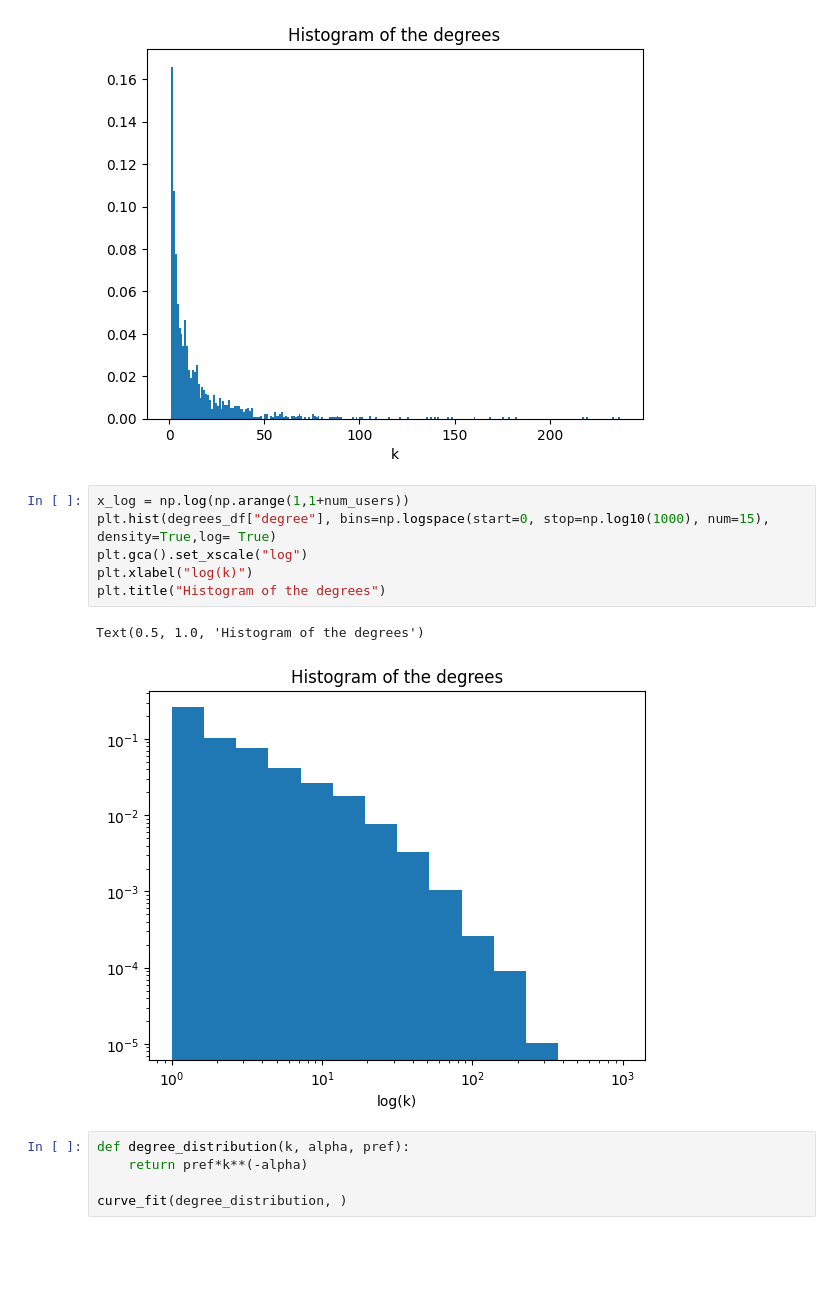
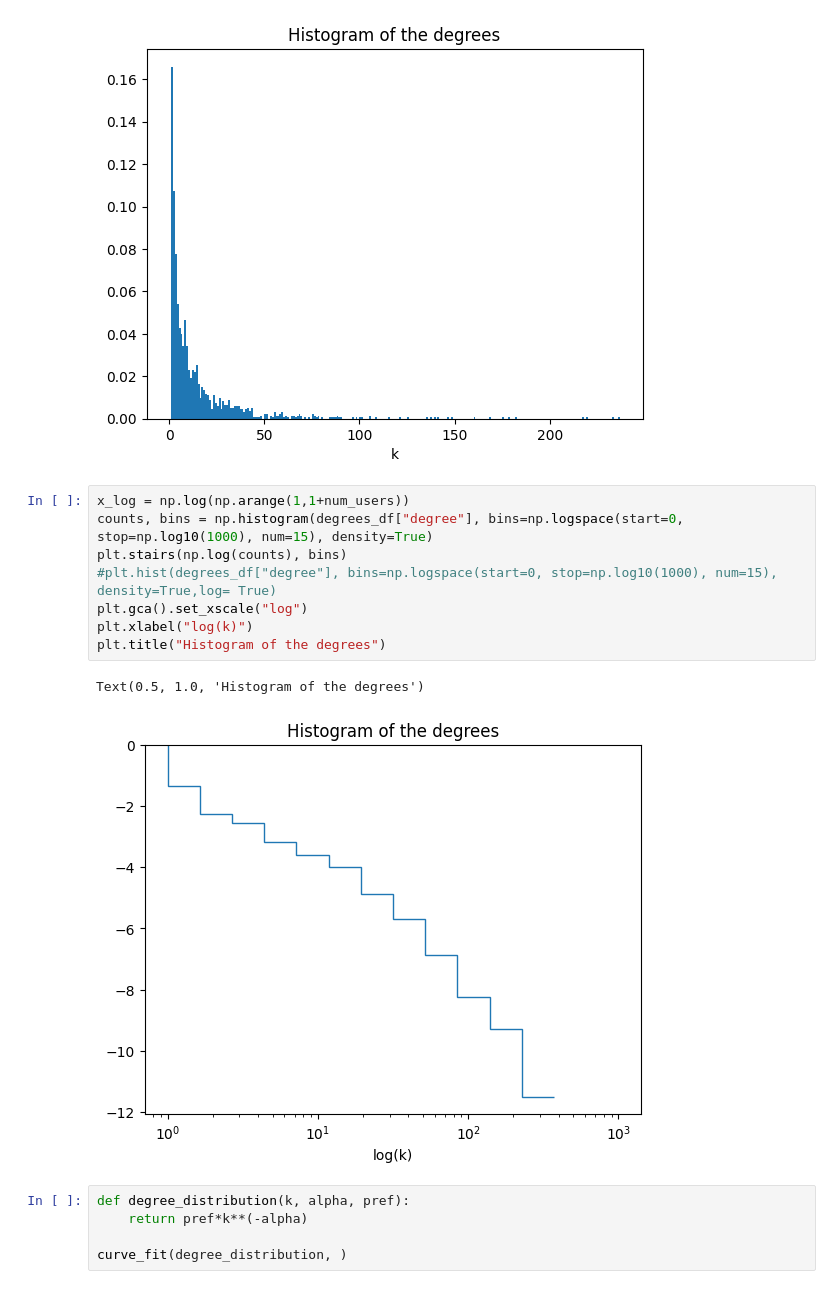
Before and after one commit to corinnawegner/Physics_of_complex_systems, a Jupyter notebook: Assignment 10/Assignment 10.ipynb, the cells around one changed output. Drawn from its saved outputs; the diff is of its cells as text; blank space fills up the shorter version.

```diff
--- a/Assignment 10/Assignment 10.ipynb
+++ b/Assignment 10/Assignment 10.ipynb
@@ -57,13 +57,15 @@ Text(0.5, 1.0, 'Histogram of the degrees')
 [figure]
 # %%
 x_log = np.log(np.arange(1,1+num_users))
-plt.hist(degrees_df["degree"], bins=np.logspace(start=0, stop=np.log10(1000), num=15), density=True,log= True)
+counts, bins = np.histogram(degrees_df["degree"], bins=np.logspace(start=0, stop=np.log10(1000), num=15), density=True)
+plt.stairs(np.log(counts), bins)
+#plt.hist(degrees_df["degree"], bins=np.logspace(start=0, stop=np.log10(1000), num=15), density=True,log= True)
 plt.gca().set_xscale("log")
 plt.xlabel("log(k)")
 plt.title("Histogram of the degrees")
 # %% [output]
 Text(0.5, 1.0, 'Histogram of the degrees')
-[figure, old version]
+[figure, new version]
 # %%
 def degree_distribution(k, alpha, pref):
     return pref*k**(-alpha)
```
